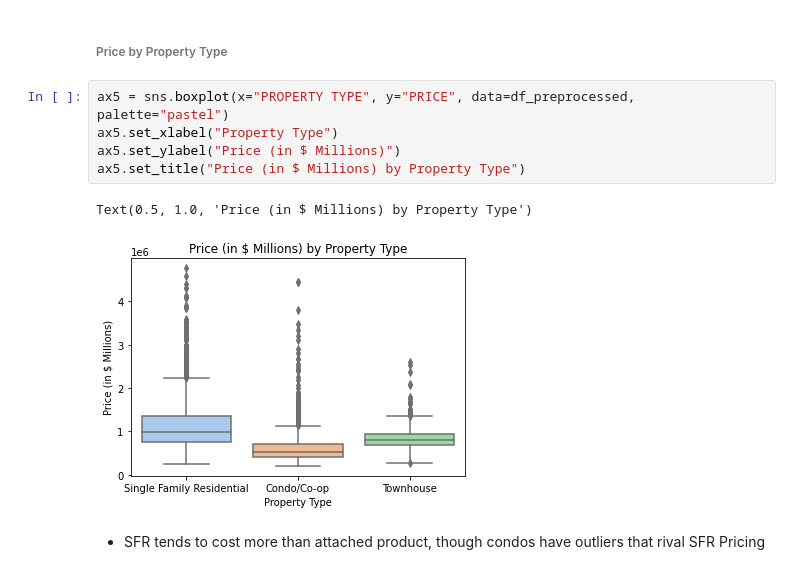
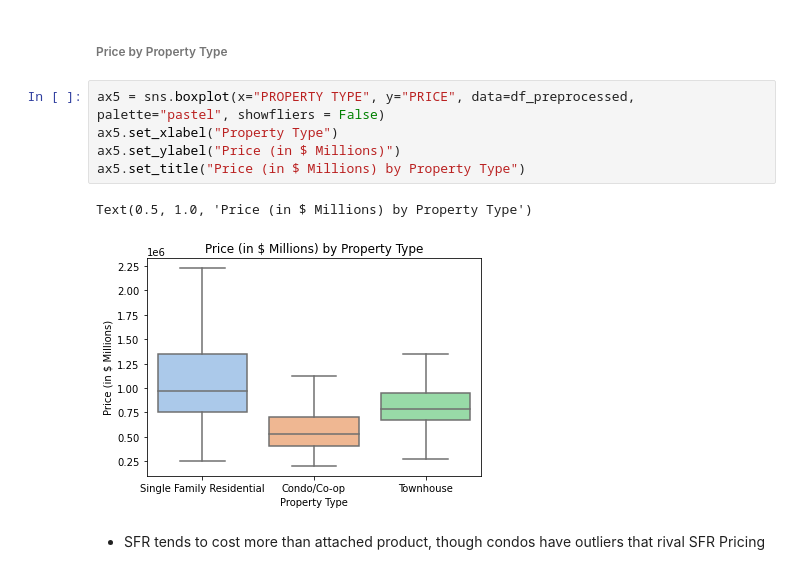
Before and after one commit to JackHalper/SeattleHomePrice, a Jupyter notebook: Final Notebook.ipynb, the cells around one changed output. Saved outputs shown, nothing was run; the diff lists cells and outputs as text.

```diff
--- a/Final Notebook.ipynb
+++ b/Final Notebook.ipynb
@@ -276,13 +276,13 @@ print(mean_price4, median_price4)
 # %% [markdown]
 ###### Price by Property Type
 # %%
-ax5 = sns.boxplot(x="PROPERTY TYPE", y="PRICE", data=df_preprocessed, palette="pastel")
+ax5 = sns.boxplot(x="PROPERTY TYPE", y="PRICE", data=df_preprocessed, palette="pastel", showfliers = False)
 ax5.set_xlabel("Property Type")
 ax5.set_ylabel("Price (in $ Millions)")
 ax5.set_title("Price (in $ Millions) by Property Type")
 # %% [output]
 Text(0.5, 1.0, 'Price (in $ Millions) by Property Type')
-[figure, old version]
+[figure, new version]
 # %% [markdown]
 - SFR tends to cost more than attached product, though condos have outliers that rival SFR Pricing
 # %% [markdown]
```
Also changed, not shown: parts of 9 cells of this notebook, 2 other files.
